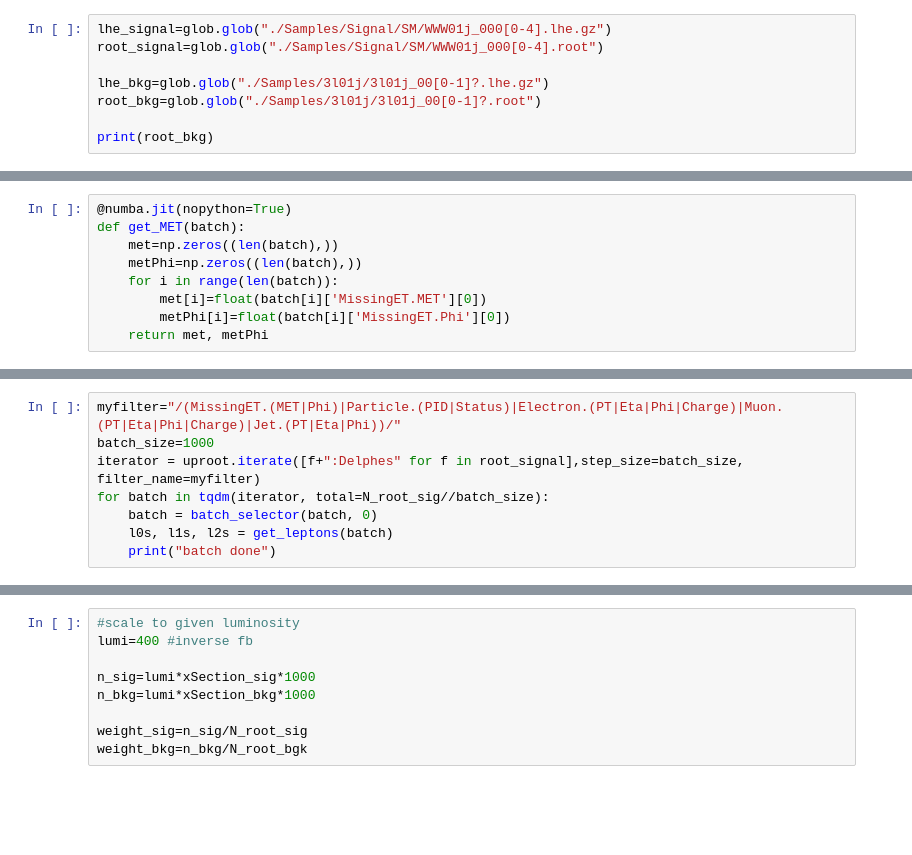
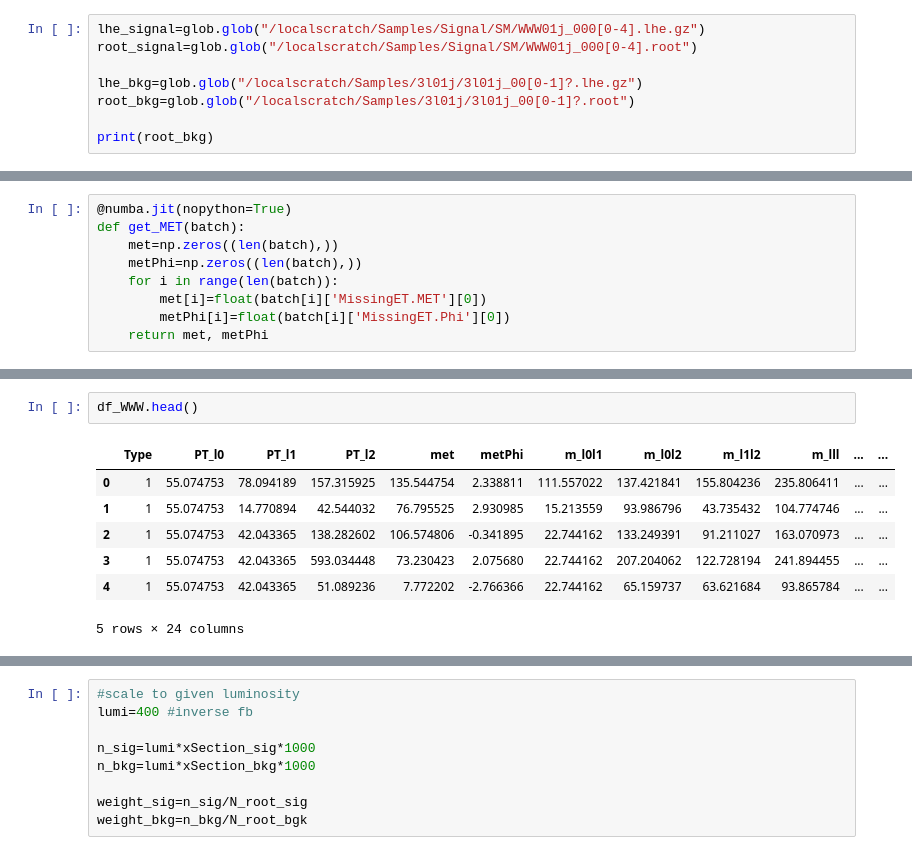
Before and after one commit to trinityrxse/PRISMA, a Jupyter notebook: analysis.ipynb, the cells around one changed output, grey strips where cells are left out. Saved outputs shown, nothing was run; the diff lists cells and outputs as text; blank space fills up the shorter version.

```diff
--- a/analysis.ipynb
+++ b/analysis.ipynb
@@ -7,11 +7,11 @@ from tqdm import tqdm
 import pandas as pd
 import seaborn as sns
 # %%
-lhe_signal=glob.glob("./Samples/Signal/SM/WWW01j_000[0-4].lhe.gz")
-root_signal=glob.glob("./Samples/Signal/SM/WWW01j_000[0-4].root")
+lhe_signal=glob.glob("/localscratch/Samples/Signal/SM/WWW01j_000[0-4].lhe.gz")
+root_signal=glob.glob("/localscratch/Samples/Signal/SM/WWW01j_000[0-4].root")
 
-lhe_bkg=glob.glob("./Samples/3l01j/3l01j_00[0-1]?.lhe.gz")
-root_bkg=glob.glob("./Samples/3l01j/3l01j_00[0-1]?.root")
+lhe_bkg=glob.glob("/localscratch/Samples/3l01j/3l01j_00[0-1]?.lhe.gz")
+root_bkg=glob.glob("/localscratch/Samples/3l01j/3l01j_00[0-1]?.root")
 
 print(root_bkg)
 # %% [output]
@@ -338,8 +199,0 @@ def get_minDRll(batch):
-# %%
-myfilter="/(MissingET.(MET|Phi)|Particle.(PID|Status)|Electron.(PT|Eta|Phi|Charge)|Muon.(PT|Eta|Phi|Charge)|Jet.(PT|Eta|Phi))/"
-batch_size=1000
-iterator = uproot.iterate([f+":Delphes" for f in root_signal],step_size=batch_size, filter_name=myfilter)
-for batch in tqdm(iterator, total=N_root_sig//batch_size):
-    batch = batch_selector(batch, 0)
-    l0s, l1s, l2s = get_leptons(batch)
-    print("batch done")
@@ -462,0 +406,10 @@ print("Preselection efficiency for WWW events: %2.2f %%"%(100.*nselected_WWW/nto
+# %%
+df_WWW.head()
+# %% [output]
+|  | Type | PT_l0 | PT_l1 | PT_l2 | met | metPhi | m_l0l1 | m_l0l2 | m_l1l2 | m_lll | ... | ... |
+| 0 | 1 | 55.074753 | 78.094189 | 157.315925 | 135.544754 | 2.338811 | 111.557022 | 137.421841 | 155.804236 | 235.806411 | ... | ... |
+| 1 | 1 | 55.074753 | 14.770894 | 42.544032 | 76.795525 | 2.930985 | 15.213559 | 93.986796 | 43.735432 | 104.774746 | ... | ... |
+| 2 | 1 | 55.074753 | 42.043365 | 138.282602 | 106.574806 | -0.341895 | 22.744162 | 133.249391 | 91.211027 | 163.070973 | ... | ... |
+| 3 | 1 | 55.074753 | 42.043365 | 593.034448 | 73.230423 | 2.075680 | 22.744162 | 207.204062 | 122.728194 | 241.894455 | ... | ... |
+| 4 | 1 | 55.074753 | 42.043365 | 51.089236 | 7.772202 | -2.766366 | 22.744162 | 65.159737 | 63.621684 | 93.865784 | ... | ... |
+5 rows × 24 columns
```
Also changed, not shown: parts of 25 cells of this notebook, 2 other files.
